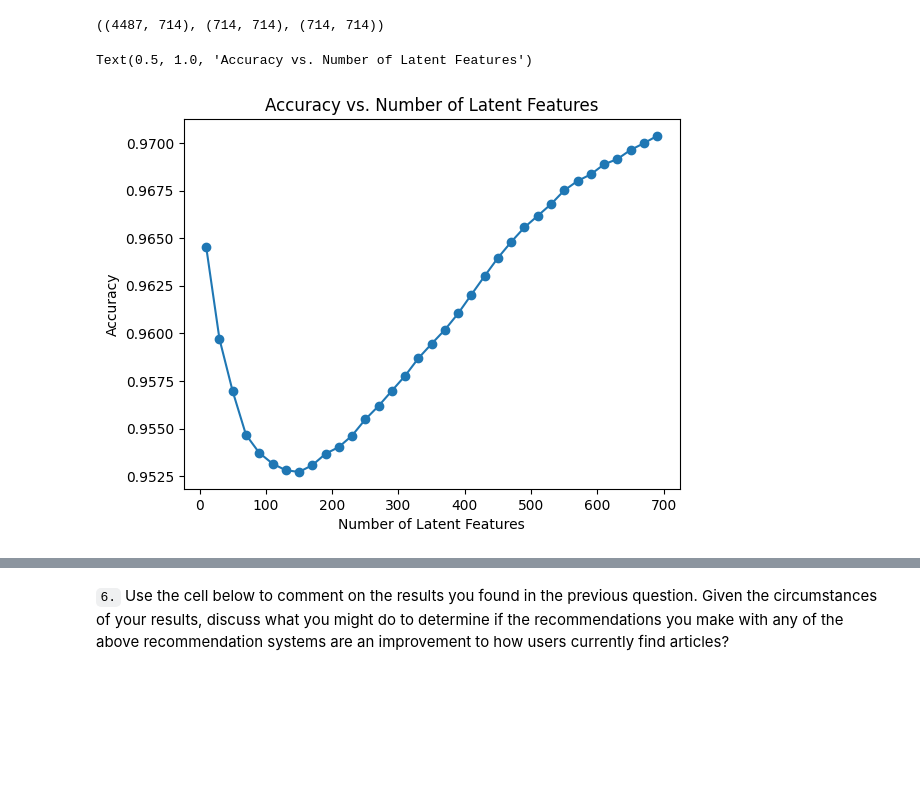
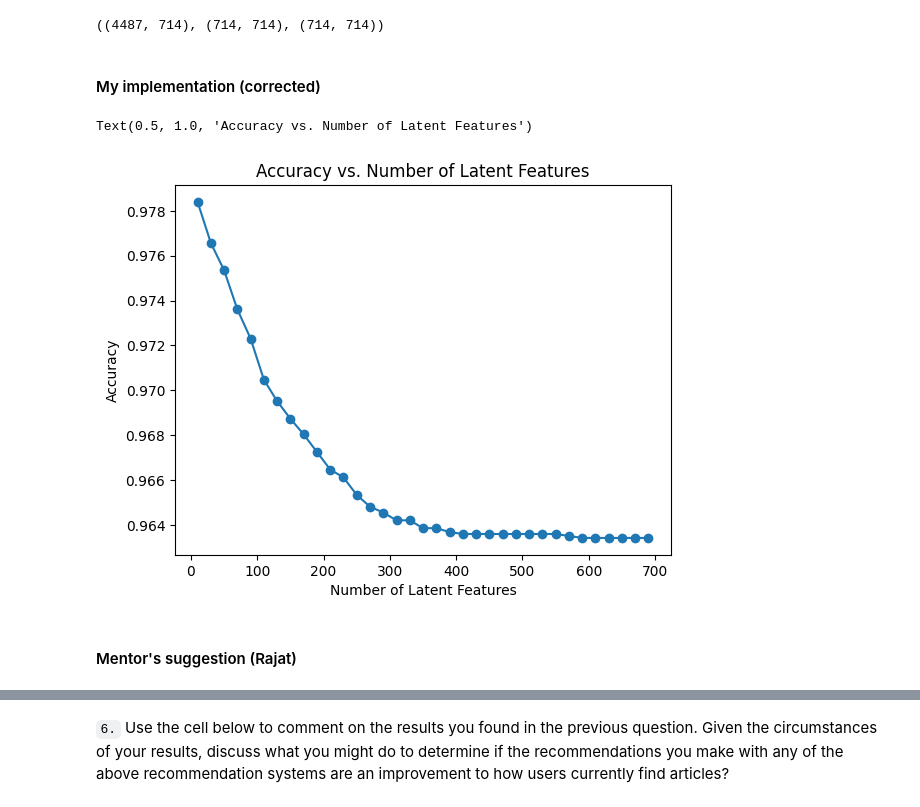
Before and after one commit to scwapp/RecommendationEngineIBM, a Jupyter notebook: Recommendations_with_IBM.ipynb, the cells around one changed output, grey strips where cells are left out. Saved outputs shown, nothing was run; the diff lists cells and outputs as text; code cells hidden in the pictures; blank space fills up the shorter version.

Commit message:
fixed test accuracy

```diff
--- a/Recommendations_with_IBM.ipynb
+++ b/Recommendations_with_IBM.ipynb
@@ -746,6 +761,36 @@ def create_test_and_train_user_item(df_train, df_test):
     return user_item_train, user_item_test, test_idx, test_arts
 
 user_item_train, user_item_test, test_idx, test_arts = create_test_and_train_user_item(df_train, df_test)
+# %%
+#adopting Rajat's solution. Yields different results.
+def create_test_and_train_user_item2(df_train, df_test):
+    '''
+    INPUT:
+    df_train - training dataframe
+    df_test - test dataframe
+
+    OUTPUT:
+    user_item_train - a user-item matrix of the training dataframe
+                      (unique users for each row and unique articles for each column)
+    user_item_test - a user-item matrix of the testing dataframe
+                    (unique users for each row and unique articles for each column)
+    test_idx - all of the test user ids
+    test_arts - all of the test article ids
+
+    '''
+    # Your code here
+    user_item_train = create_user_item_matrix(df_train)
+    user_item_test = create_user_item_matrix(df_test)
+
+    test_idx = list(user_item_test.index.values)
+    test_arts = list(user_item_test.columns.values)
+    return user_item_train, user_item_test, test_idx, test_arts
+
+user_item_train2, user_item_test2, test_idx, test_arts = create_test_and_train_user_item2(df_train, df_test)
+# (user_item_test == user_item_test2).all().all()
+#Mentor's suggestion and my implementation yield different results. Because I am creating a user_item_test dataframe
+#with all article's as columns, and mentor's suggestion only keeps articles that exist in the test set.
+#Both implementations can be correct if the dataframe is used coherently in following sections.
 # %%
 user_item_test.head()
 # %% [output]
@@ -760,10 +805,10 @@ user_item_test.head()
 # %%
 train_idx = set(user_item_train.index)
 train_arts = set(user_item_train.columns)
-idx_inTest_inTrain = test_idx & train_idx
-idx_inTest_notinTrain = test_idx - train_idx
-arts_inTest_inTrain = test_arts & train_arts
-arts_inTest_notinTrain =  test_arts - train_arts
+idx_inTest_inTrain = set(test_idx) & set(train_idx)
+idx_inTest_notinTrain = set(test_idx) - set(train_idx)
+arts_inTest_inTrain = set(test_arts) & set(train_arts)
+arts_inTest_notinTrain =  set(test_arts) - set(train_arts)
 print(f'Test - Train intersection users: {len(idx_inTest_inTrain)}')
 print(f'Test - Train difference users: {len(idx_inTest_notinTrain)}')
 print(f'Test - Train intersection articles: {len(arts_inTest_inTrain)}')
@@ -802,6 +847,8 @@ s_train = np.diag(s_train)
 u_train.shape, s_train.shape, vt_train.shape
 # %% [output]
 ((4487, 714), (714, 714), (714, 714))
+# %% [markdown]
+#### My implementation (corrected)
 # %%
 # Use these cells to see how well you can use the training
 # decomposition to predict on test data
@@ -815,34 +862,36 @@ def prediction_accuracy(latent_fetures):
     Output:
         - accuracy: (float) accuracy of the prediction of the test set using the training set
     '''
 
     s_new, u_new, vt_new =  (s_train[:latent_fetures, :latent_fetures],
         u_train[:, :latent_fetures], vt_train[:latent_fetures, :]) #select dimensions according to latent features
     #compute absolute error for each user
     sum_errs = [] #and save it in this list
     for test_user in idx_inTest_inTrain:
         user_row = np.where(user_item_train.index == test_user)[0][0]
         art_test_user = user_item_test.loc[test_user]
-        pred_art_row = np.dot(np.dot(u_new[user_row, :],s_new), vt_new)
+        pred_art_row = np.around(np.dot(np.dot(u_new[user_row, :],s_new), vt_new))
         # compute error for each prediction to actual value
         diffs = np.subtract(art_test_user, pred_art_row)
         # total errors and keep track of them
         err = np.sum(np.abs(diffs))
         sum_errs.append(err)
     #accuracy is the total number of correct prediction divided by the total number of predictions
-    total_predictions = len(train_arts)*len(idx_inTest_inTrain)
-    correct_predictions = len(train_arts)*len(idx_inTest_inTrain) - np.sum(sum_errs)
+    total_predictions = len(test_arts)*len(idx_inTest_inTrain)
+    correct_predictions = len(test_arts)*len(idx_inTest_inTrain) - np.sum(sum_errs)
     accuracy = correct_predictions/total_predictions
     return accuracy
 #similar code to what was done in question 3:
 num_latent_feats = list(np.arange(10,700+10,20))
 accuracy_array = []
 for latent_features in num_latent_feats:
     accuracy_array.append(prediction_accuracy(latent_features))
 plt.plot(num_latent_feats, accuracy_array,marker = 'o')
 plt.xlabel('Number of Latent Features')
 plt.ylabel('Accuracy')
 plt.title('Accuracy vs. Number of Latent Features')
 # %% [output]
 Text(0.5, 1.0, 'Accuracy vs. Number of Latent Features')
-[figure, old version]
+[figure, new version]
+# %% [markdown]
+#### Mentor's suggestion (Rajat)
```
Also changed, not shown: parts of 16 cells of this notebook, 1 other file.
